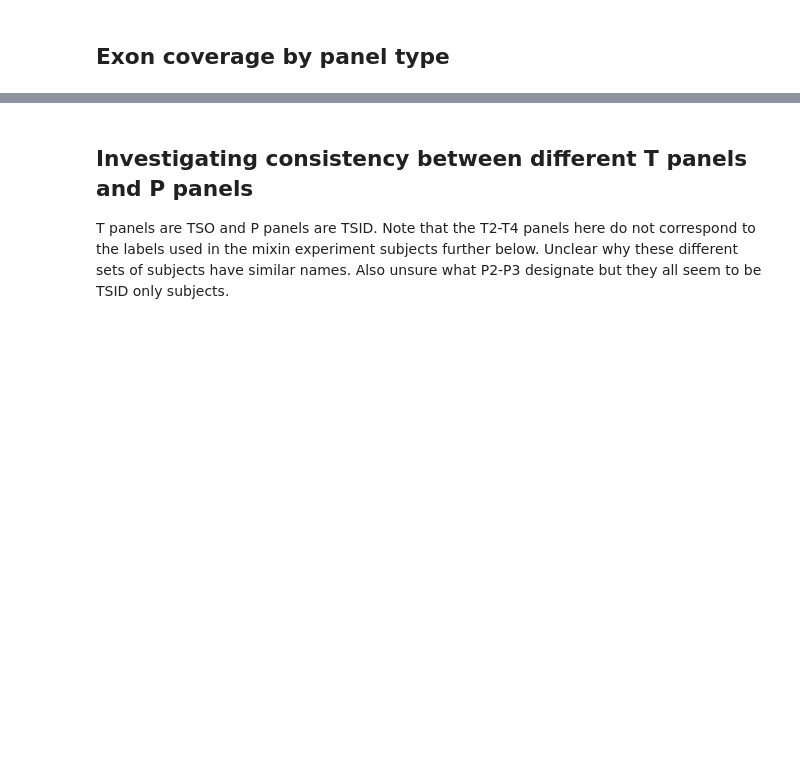
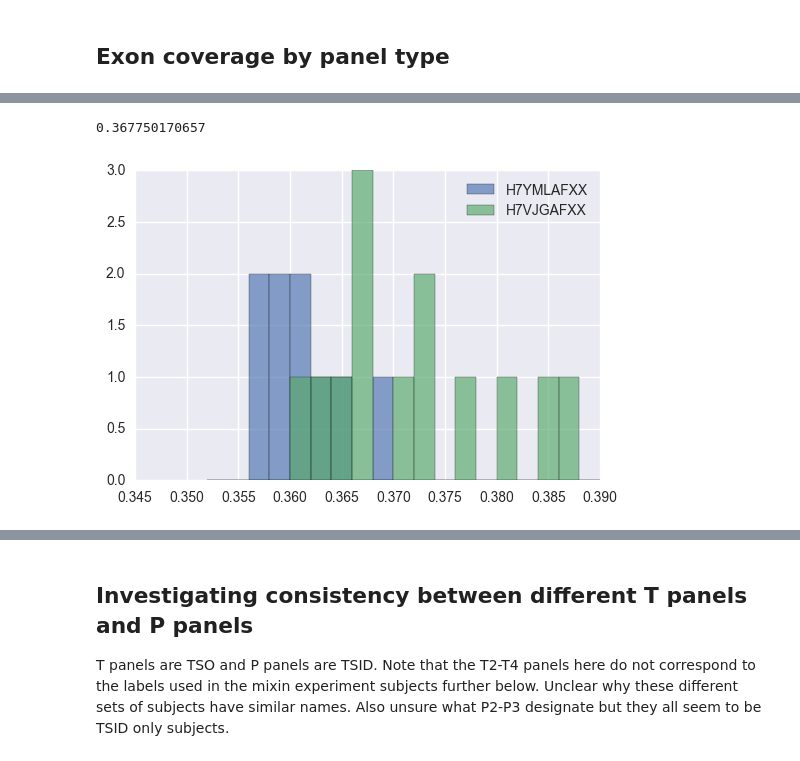
Before and after one commit to vkozareva/geneCNV, a Jupyter notebook: notebooks/tso_tsid_investigation.ipynb, the cells around one changed output, grey strips where cells are left out. Saved outputs shown, nothing was run; the diff lists cells and outputs as text; code cells hidden in the pictures; blank space fills up the shorter version.

```diff
--- a/notebooks/tso_tsid_investigation.ipynb
+++ b/notebooks/tso_tsid_investigation.ipynb
@@ -262,0 +313,6 @@ M1: 697
+# %%
+# coverage_df_RMA.drop('tsid_ratio', axis=1, inplace=True)
+by_flow = coverage_df_RMA.groupby(['subject', 'flow_cell_id']).sum()
+by_flow['tsid_ratio'] = by_flow.TSID_only / (by_flow.TSID_only + by_flow.TSO_only)
+by_flow.reset_index(inplace=True)
+by_flow.head()
@@ -262,0 +327,10 @@ M1: 697
+# %%
+print np.mean(by_flow.tsid_ratio)
+plt.figure()
+for flowcell in by_flow.flow_cell_id.unique():
+    plt.hist(by_flow[by_flow.flow_cell_id == flowcell].tsid_ratio, bins=20, alpha=0.65, label=flowcell, range=[0.35, 0.39])
+plt.legend(loc='upper right')
+plt.show()
+# %% [output]
+0.367750170657
+[figure, added]
```
Also changed, not shown: parts of 52 cells of this notebook, 1 other file.
